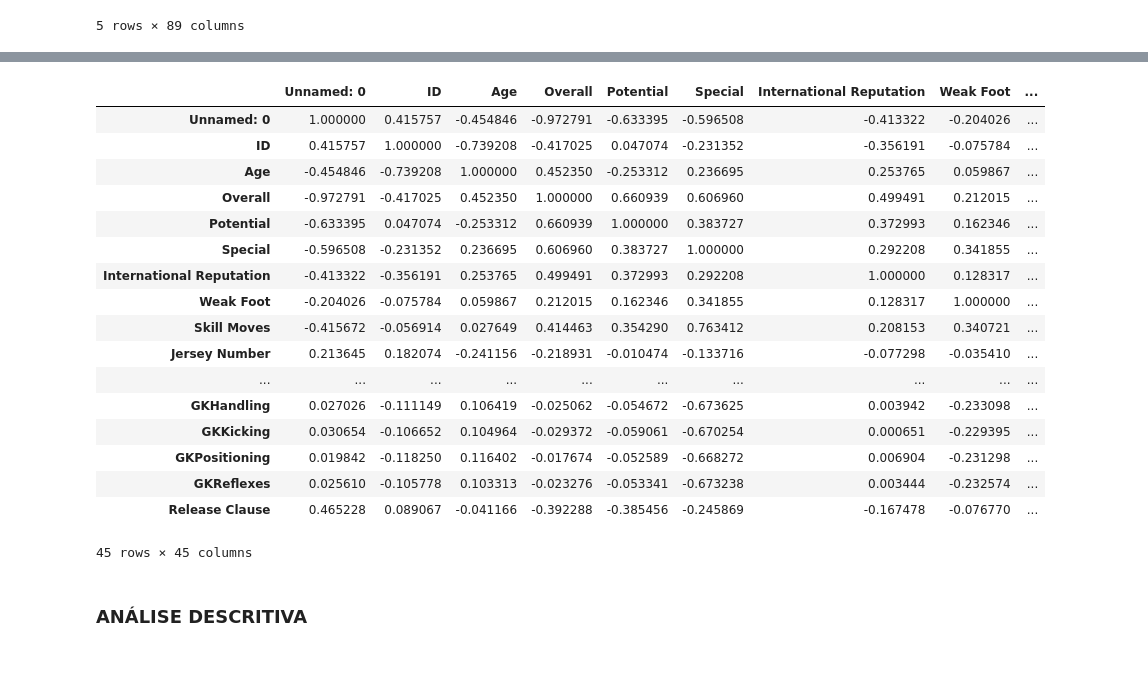
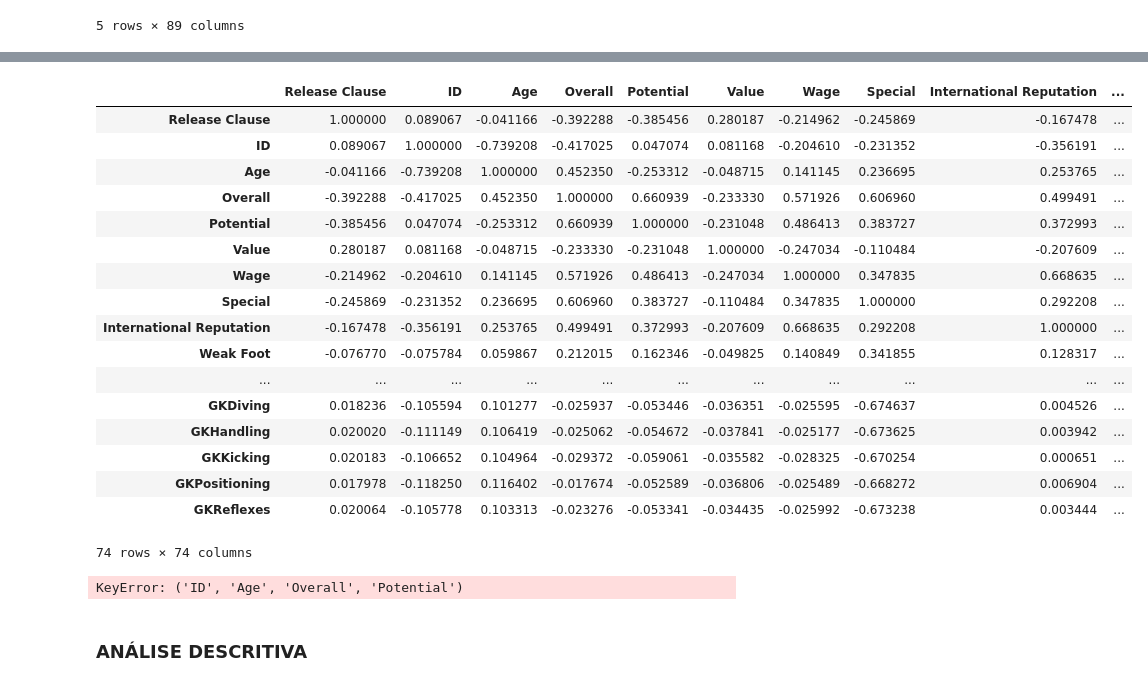
Before and after one commit to gDuarteg/Projeto-3-Ciencia-dos-Dados, a Jupyter notebook: Projeto3 Layout.ipynb, the cells around one changed output, grey strips where cells are left out. Saved outputs shown, nothing was run; the diff lists cells and outputs as text; code cells hidden in the pictures.

```diff
--- a/Projeto3 Layout.ipynb
+++ b/Projeto3 Layout.ipynb
@@ -60,13 +62,11 @@ dados.head()
 | 4 | 4 | 192985 | K. De Bruyne | 27 | https://cdn.sofifa.org/players/4/... | Belgium | https://cdn.sofifa.org/flags/7.png | 91 | 92 | Manchester City | ... |
 5 rows × 89 columns
 # %%
-def Filtro(dados):
+def Filtro(dados,coluna):
     lista = []
-    for e in dados["Release Clause"]:
+    for e in dados[coluna]:
         str_e = str(e)
-        novo = str_e.replace("€","").replace("M","").replace("K","")
+        novo = str_e.replace("€","").replace("M","").replace("K","").replace("lbs","").replace("'",".").replace("+3","").replace("+2","").replace("+5","").replace("+4","")
         lista.append(float(novo))
 
     return lista
-dados["Release Clause"] = pd.DataFrame(Filtro(dados))
-dados.head()
@@ -80,0 +73,5 @@ dados.head()
+# %%
+variaveis = ["Release Clause",'ID','Age','Overall','Potential','Value','Wage','Special','International Reputation','Weak Foot','Skill Moves','Jersey Number','Height','Weight','LS','ST','RS','LW','LF','CF','RF','RW','LAM','CAM','RAM','LM','LCM','CM','RCM','RM','LWB','LDM','CDM','RDM','RWB','LB','LCB','CB','RCB','RB','Crossing','Finishing','HeadingAccuracy','ShortPassing','Volleys','Dribbling','Curve','FKAccuracy','LongPassing','BallControl','Acceleration','SprintSpeed','Agility','Reactions','Balance','ShotPower','Jumping','Stamina','Strength','LongShots','Aggression','Interceptions','Positioning','Vision','Penalties','Composure','Marking','StandingTackle','SlidingTackle','GKDiving','GKHandling','GKKicking','GKPositioning','GKReflexes']
+for e in variaveis:
+    dados[e] = pd.DataFrame(Filtro(dados,e))
+dados[variaveis].head()
@@ -84,21 +91,21 @@ plt.suptitle("Release Clause");
 # %%
-dados.corr()
+dados[variaveis].corr()
 # %% [output]
-|  | Unnamed: 0 | ID | Age | Overall | Potential | Special | International Reputation | Weak Foot | ... |
-| Unnamed: 0 | 1.000000 | 0.415757 | -0.454846 | -0.972791 | -0.633395 | -0.596508 | -0.413322 | -0.204026 | ... |
-| ID | 0.415757 | 1.000000 | -0.739208 | -0.417025 | 0.047074 | -0.231352 | -0.356191 | -0.075784 | ... |
-| Age | -0.454846 | -0.739208 | 1.000000 | 0.452350 | -0.253312 | 0.236695 | 0.253765 | 0.059867 | ... |
-| Overall | -0.972791 | -0.417025 | 0.452350 | 1.000000 | 0.660939 | 0.606960 | 0.499491 | 0.212015 | ... |
-| Potential | -0.633395 | 0.047074 | -0.253312 | 0.660939 | 1.000000 | 0.383727 | 0.372993 | 0.162346 | ... |
-| Special | -0.596508 | -0.231352 | 0.236695 | 0.606960 | 0.383727 | 1.000000 | 0.292208 | 0.341855 | ... |
-| International Reputation | -0.413322 | -0.356191 | 0.253765 | 0.499491 | 0.372993 | 0.292208 | 1.000000 | 0.128317 | ... |
-| Weak Foot | -0.204026 | -0.075784 | 0.059867 | 0.212015 | 0.162346 | 0.341855 | 0.128317 | 1.000000 | ... |
-| Skill Moves | -0.415672 | -0.056914 | 0.027649 | 0.414463 | 0.354290 | 0.763412 | 0.208153 | 0.340721 | ... |
-| Jersey Number | 0.213645 | 0.182074 | -0.241156 | -0.218931 | -0.010474 | -0.133716 | -0.077298 | -0.035410 | ... |
-| ... | ... | ... | ... | ... | ... | ... | ... | ... | ... |
-| GKHandling | 0.027026 | -0.111149 | 0.106419 | -0.025062 | -0.054672 | -0.673625 | 0.003942 | -0.233098 | ... |
-| GKKicking | 0.030654 | -0.106652 | 0.104964 | -0.029372 | -0.059061 | -0.670254 | 0.000651 | -0.229395 | ... |
-| GKPositioning | 0.019842 | -0.118250 | 0.116402 | -0.017674 | -0.052589 | -0.668272 | 0.006904 | -0.231298 | ... |
-| GKReflexes | 0.025610 | -0.105778 | 0.103313 | -0.023276 | -0.053341 | -0.673238 | 0.003444 | -0.232574 | ... |
-| Release Clause | 0.465228 | 0.089067 | -0.041166 | -0.392288 | -0.385456 | -0.245869 | -0.167478 | -0.076770 | ... |
+|  | Release Clause | ID | Age | Overall | Potential | Value | Wage | Special | International Reputation | ... |
+| Release Clause | 1.000000 | 0.089067 | -0.041166 | -0.392288 | -0.385456 | 0.280187 | -0.214962 | -0.245869 | -0.167478 | ... |
+| ID | 0.089067 | 1.000000 | -0.739208 | -0.417025 | 0.047074 | 0.081168 | -0.204610 | -0.231352 | -0.356191 | ... |
+| Age | -0.041166 | -0.739208 | 1.000000 | 0.452350 | -0.253312 | -0.048715 | 0.141145 | 0.236695 | 0.253765 | ... |
+| Overall | -0.392288 | -0.417025 | 0.452350 | 1.000000 | 0.660939 | -0.233330 | 0.571926 | 0.606960 | 0.499491 | ... |
+| Potential | -0.385456 | 0.047074 | -0.253312 | 0.660939 | 1.000000 | -0.231048 | 0.486413 | 0.383727 | 0.372993 | ... |
+| Value | 0.280187 | 0.081168 | -0.048715 | -0.233330 | -0.231048 | 1.000000 | -0.247034 | -0.110484 | -0.207609 | ... |
+| Wage | -0.214962 | -0.204610 | 0.141145 | 0.571926 | 0.486413 | -0.247034 | 1.000000 | 0.347835 | 0.668635 | ... |
+| Special | -0.245869 | -0.231352 | 0.236695 | 0.606960 | 0.383727 | -0.110484 | 0.347835 | 1.000000 | 0.292208 | ... |
+| International Reputation | -0.167478 | -0.356191 | 0.253765 | 0.499491 | 0.372993 | -0.207609 | 0.668635 | 0.292208 | 1.000000 | ... |
+| Weak Foot | -0.076770 | -0.075784 | 0.059867 | 0.212015 | 0.162346 | -0.049825 | 0.140849 | 0.341855 | 0.128317 | ... |
+| ... | ... | ... | ... | ... | ... | ... | ... | ... | ... | ... |
+| GKDiving | 0.018236 | -0.105594 | 0.101277 | -0.025937 | -0.053446 | -0.036351 | -0.025595 | -0.674637 | 0.004526 | ... |
+| GKHandling | 0.020020 | -0.111149 | 0.106419 | -0.025062 | -0.054672 | -0.037841 | -0.025177 | -0.673625 | 0.003942 | ... |
+| GKKicking | 0.020183 | -0.106652 | 0.104964 | -0.029372 | -0.059061 | -0.035582 | -0.028325 | -0.670254 | 0.000651 | ... |
+| GKPositioning | 0.017978 | -0.118250 | 0.116402 | -0.017674 | -0.052589 | -0.036806 | -0.025489 | -0.668272 | 0.006904 | ... |
+| GKReflexes | 0.020064 | -0.105778 | 0.103313 | -0.023276 | -0.053341 | -0.034435 | -0.025992 | -0.673238 | 0.003444 | ... |
-45 rows × 45 columns
+74 rows × 74 columns
@@ -108,3 +112,17 @@ results.summary()
+# %%
+def regress(X,Y):
+    X_cp = sm.add_constant(X)
+    model = sm.OLS(Y,X_cp)
+    results = model.fit()
+    return results
+
+y = dados['Release Clause']
+x = dados[variaveis[1],variaveis[2],variaveis[3],variaveis[4]]#variaveis[variaveis != 'Release Clause']]
+
+results = regress(x,y)
+results.summary()
+# %% [output]
+KeyError: ('ID', 'Age', 'Overall', 'Potential')
 # %% [markdown]
 ### ANÁLISE DESCRITIVA
 # %% [markdown]
```
Also changed, not shown: parts of 7 cells of this notebook.
